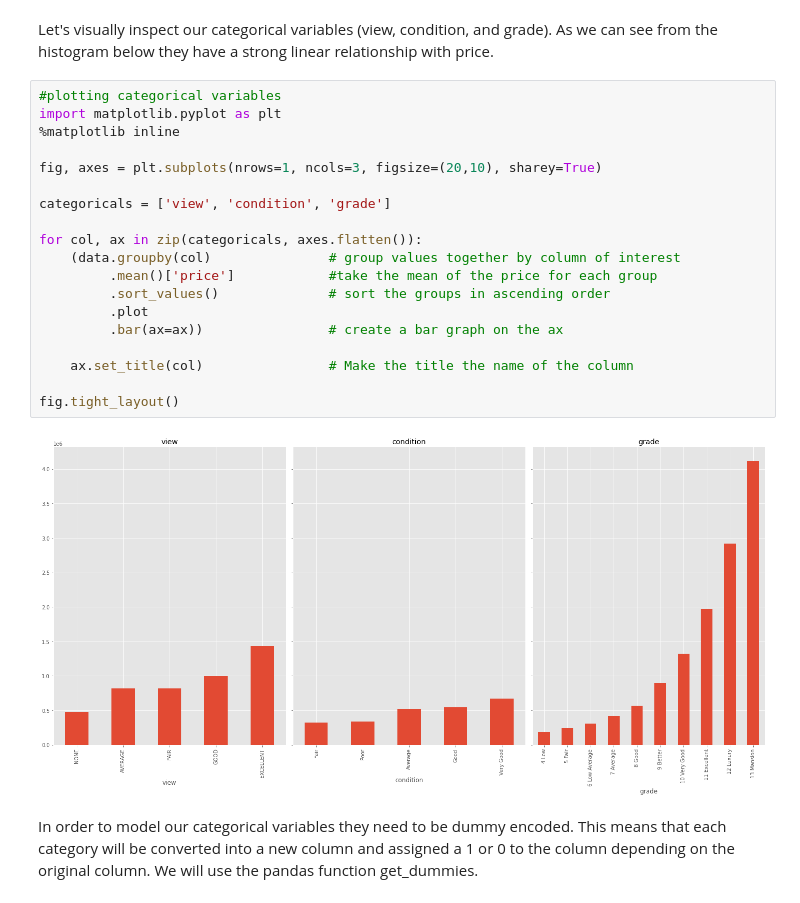
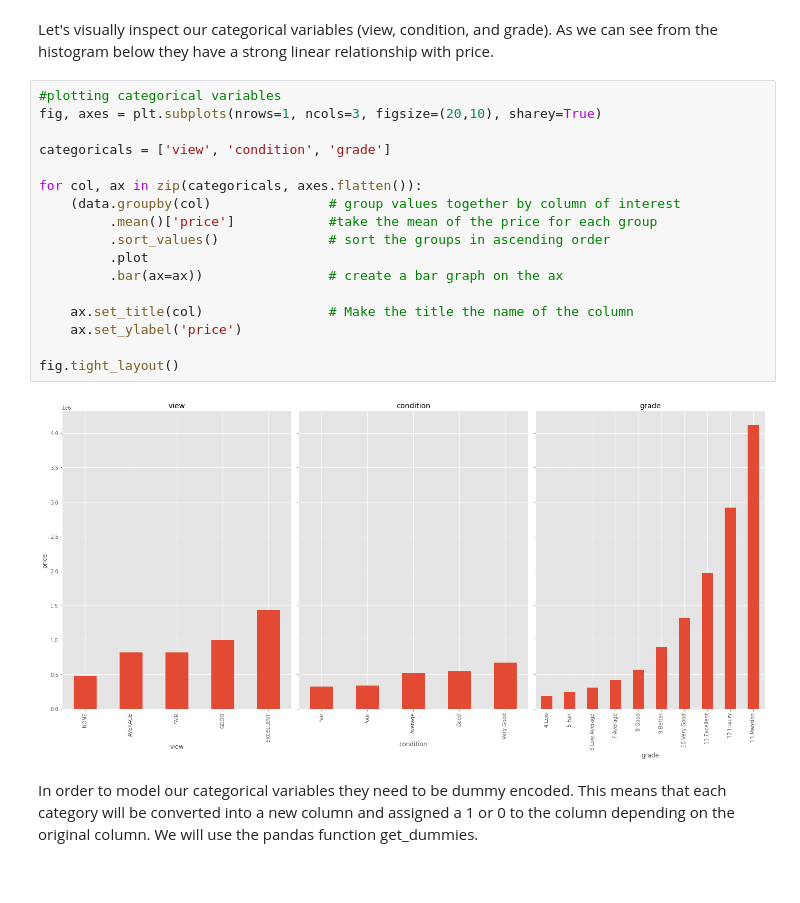
Before and after one commit to SSGrasland/Linear-Regression-on-Housing-Data, a Jupyter notebook: Phase 2 Project.ipynb, the cells around one changed output. Cells and saved outputs as stored; diff of their text form.

```diff
--- a/Phase 2 Project.ipynb
+++ b/Phase 2 Project.ipynb
@@ -297,25 +297,23 @@ data.hist(figsize=(15, 15));
 Let's visually inspect our categorical variables (view, condition, and grade). As we can see from the histogram below they have a strong linear relationship with price.
 # %%
 #plotting categorical variables
-import matplotlib.pyplot as plt
-%matplotlib inline
-
 fig, axes = plt.subplots(nrows=1, ncols=3, figsize=(20,10), sharey=True)
 
 categoricals = ['view', 'condition', 'grade']
 
 for col, ax in zip(categoricals, axes.flatten()):
     (data.groupby(col)               # group values together by column of interest
          .mean()['price']            #take the mean of the price for each group
          .sort_values()              # sort the groups in ascending order
          .plot
          .bar(ax=ax))                # create a bar graph on the ax
 
     ax.set_title(col)                # Make the title the name of the column
+    ax.set_ylabel('price')
 
 fig.tight_layout()
 # %% [output]
-[figure, old version]
+[figure, new version]
 # %% [markdown]
 In order to model our categorical variables they need to be dummy encoded. This means that each category will be converted into a new column and assigned a 1 or 0 to the column depending on the original column. We will use the pandas function get_dummies.
 # %%
```
Also changed, not shown: parts of 21 cells of this notebook.
